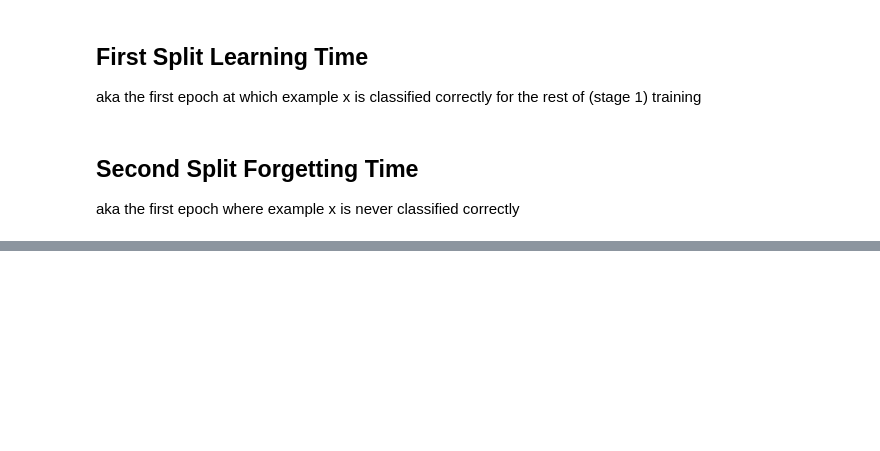
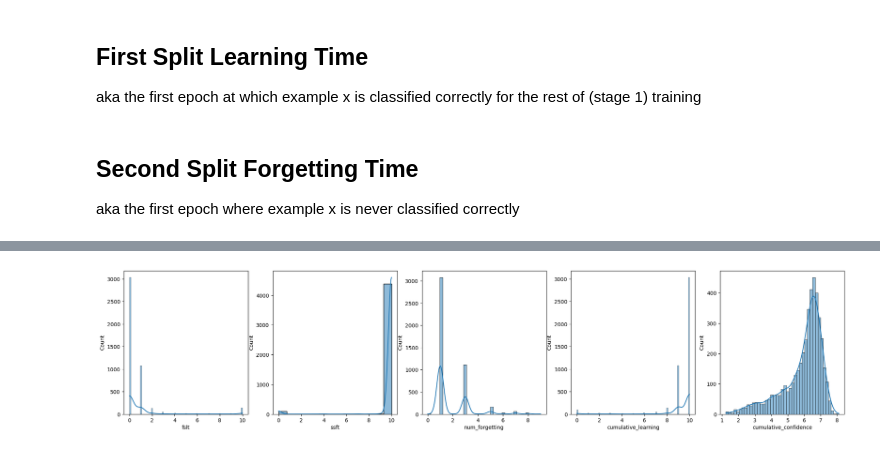
Before and after one commit to lisadunlap/second_split_forgetting, a Jupyter notebook: compute_ssft.ipynb, the cells around one changed output, grey strips where cells are left out. Cells and saved outputs as stored; diff of their text form; code cells hidden in the pictures; blank space fills up the shorter version.

```diff
--- a/compute_ssft.ipynb
+++ b/compute_ssft.ipynb
@@ -80,0 +81,3 @@ results
+# %%
+i = 5
+int(i == 5), int(i != 5)
@@ -80,0 +94,30 @@ results
+# %%
+def calc_num_forgetting(df):
+    last_pred = -1
+    num_forgetting = 0
+    for i, row in df.iterrows():
+        if i == 0:
+            last_pred = row['prediction']
+        elif row['prediction'] != last_pred:
+            num_forgetting += 1
+            last_pred = row['prediction']
+    return num_forgetting
+
+def calc_cumulative_learning(df):
+    return len(df[df['prediction'] == df['label']])
+
+def calc_cumulative_confidence(df):
+    return df['conf'].sum()
+# %%
+num_forgetting = first_split.groupby('image_id', as_index=False).apply(calc_num_forgetting)
+num_forgetting.columns = ['image_id', 'num_forgetting']
+
+cumulative_learning = first_split.groupby('image_id', as_index=False).apply(calc_cumulative_learning)
+cumulative_learning.columns = ['image_id', 'cumulative_learning']
+
+cumulative_confidence = first_split.groupby('image_id', as_index=False).apply(calc_cumulative_confidence)
+cumulative_confidence.columns = ['image_id', 'cumulative_confidence']
+# %%
+results = pd.concat([fslt, ssft, num_forgetting, cumulative_learning, cumulative_confidence], axis=1)
+results = results.loc[:,~results.columns.duplicated()].copy()
+results
@@ -80,0 +138,7 @@ results
+# %%
+fig, axs = plt.subplots(1, 5, figsize=(25, 5))
+
+for c in results.columns[1:]:
+    sns.histplot(data=results, x=c, kde=True, ax=axs[results.columns.get_loc(c)-1])
+# %% [output]
+[figure, added]
```
Also changed, not shown: parts of 6 cells of this notebook, 4 other files.
